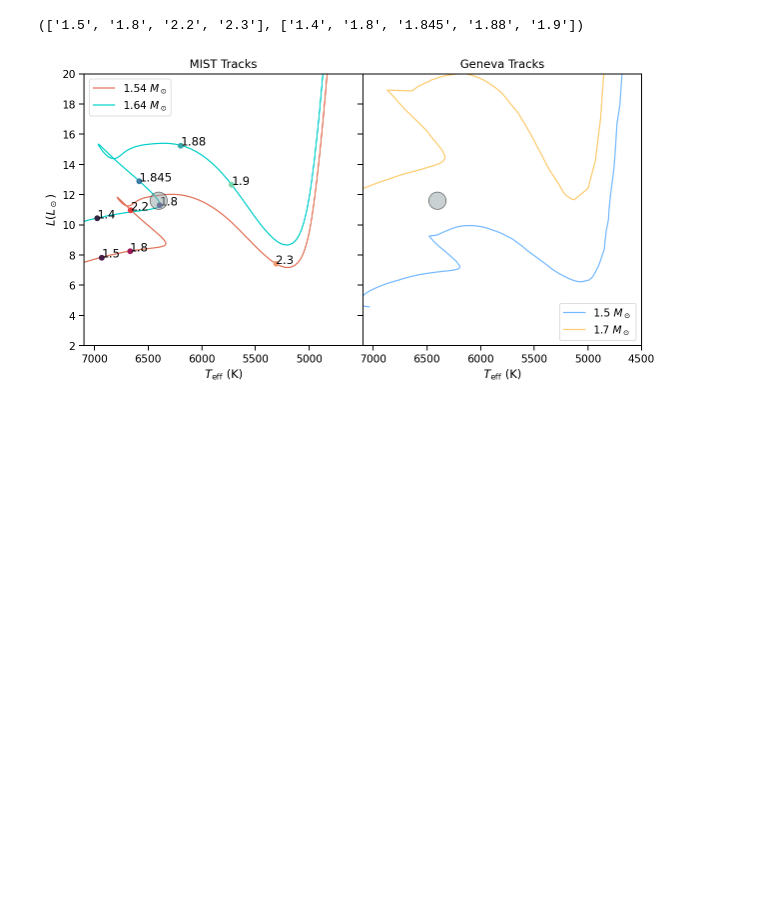
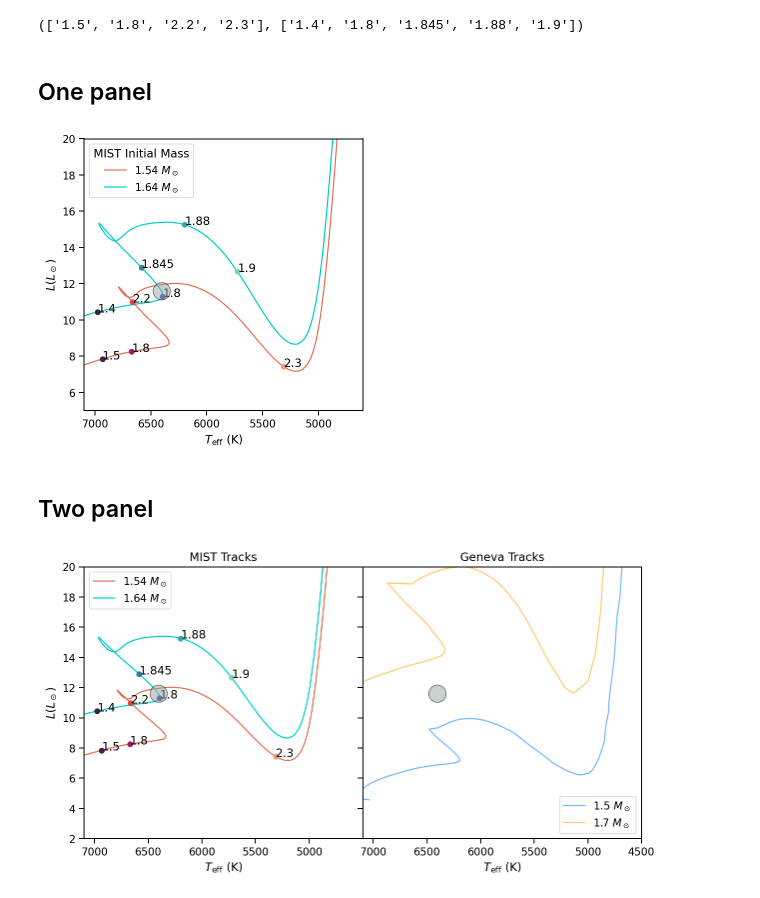
Before and after one commit to BrownDwarf/disperse, a Jupyter notebook: notebooks/07_theory/07_10_isochrones_and_insolation.ipynb, the cells around one changed output. Drawn from its saved outputs; the diff is of its cells as text; code cells hidden in the pictures; blank space fills up the shorter version.

Commit message:
update notebooks for figures

```diff
--- a/notebooks/07_theory/07_10_isochrones_and_insolation.ipynb
+++ b/notebooks/07_theory/07_10_isochrones_and_insolation.ipynb
@@ -117,6 +117,35 @@ times2 = [str(check) for check in checks2.squeeze()/1e9]
 times, times2
 # %% [output]
 (['1.5', '1.8', '2.2', '2.3'], ['1.4', '1.8', '1.845', '1.88', '1.9'])
+# %% [markdown]
+## One panel
+# %%
+fig, ax = plt.subplots(1, 1, figsize=(5, 5), sharey=True, sharex=False)
+
+ax.plot(df_isomass.Teff, 10**df_isomass.logL,c='#e17055', label='1.54 $M_\odot$');
+ax.plot(df_isomass1p8.Teff, 10**df_isomass1p8.logL,c='#00cec9', label='1.64 $M_\odot$');
+for i, index in enumerate(indices):
+    ax.plot(df_isomass.Teff.iloc[index], 10**df_isomass.logL.iloc[index], 'o', color=pal[i])
+    ax.text(df_isomass.Teff.iloc[index], 10**df_isomass.logL.iloc[index], times[i])
+for i, index in enumerate(indices2):
+    ax.plot(df_isomass1p8.Teff.iloc[index], 10**df_isomass1p8.logL.iloc[index], 'o', color=pal2[i])
+    ax.text(df_isomass1p8.Teff.iloc[index], 10**df_isomass1p8.logL.iloc[index], times2[i])
+ax.scatter([6406], [11.6], marker='o', color='#95a5a6', zorder=12, s=300,ec='k', alpha=0.5)
+
+ax.set_xlim(7100, 4600)
+ax.set_ylim(5, 20)
+ax.set_xticks([7000, 6500, 6000, 5500, 5000])
+ax.set_xlabel('$T_\mathrm{eff}$ (K)')
+ax.legend(title='MIST Initial Mass')
+ax.set_ylabel('$L (L_\odot)$')
+
+plt.xlabel('$T_\mathrm{eff}$ (K)')
+plt.yscale('linear')
+plt.savefig('../../paper/paper1/figures/MIST_only_HATP.png', dpi=300, bbox_inches='tight')
+# %% [output]
+[figure, added]
+# %% [markdown]
+## Two panel
 # %%
 fig, axes = plt.subplots(1, 2, figsize=(10, 5), sharey=True, sharex=False)
 
```
Also changed, not shown: 2 other files.
